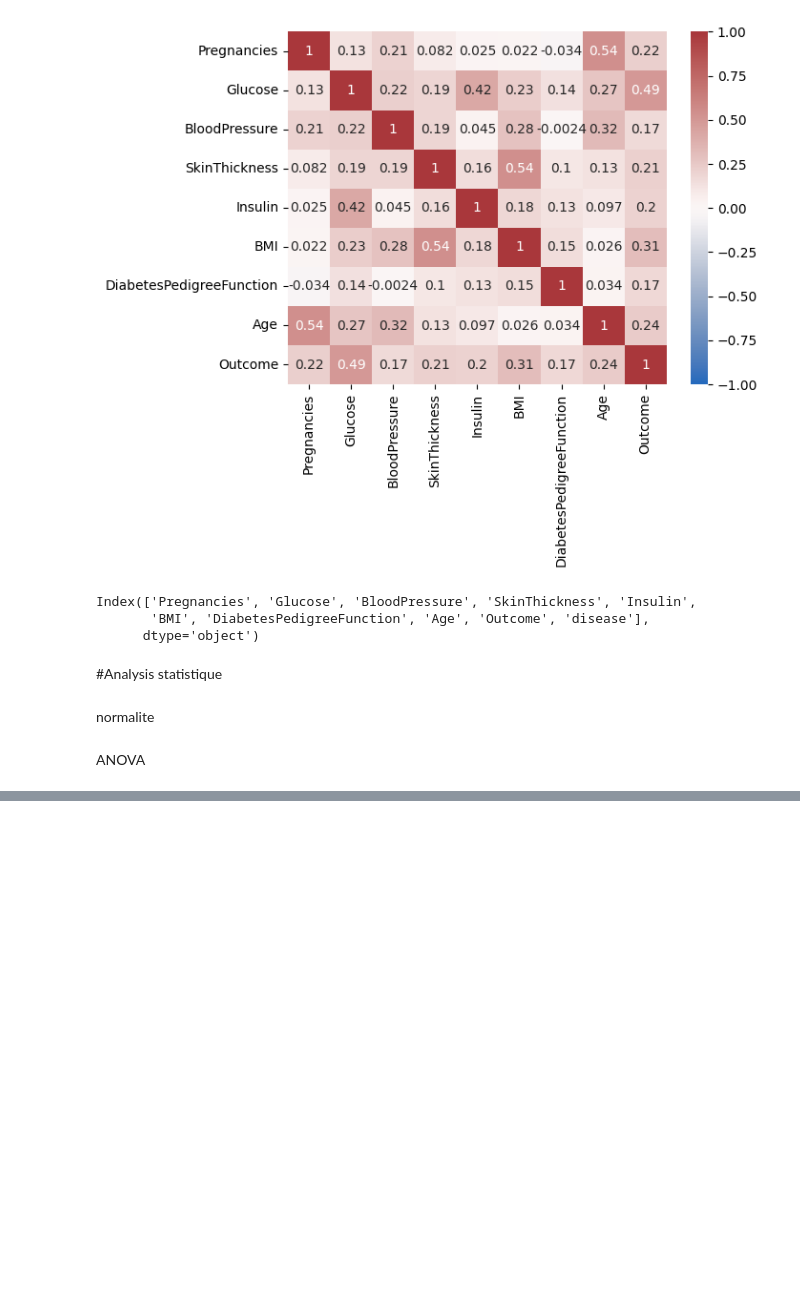
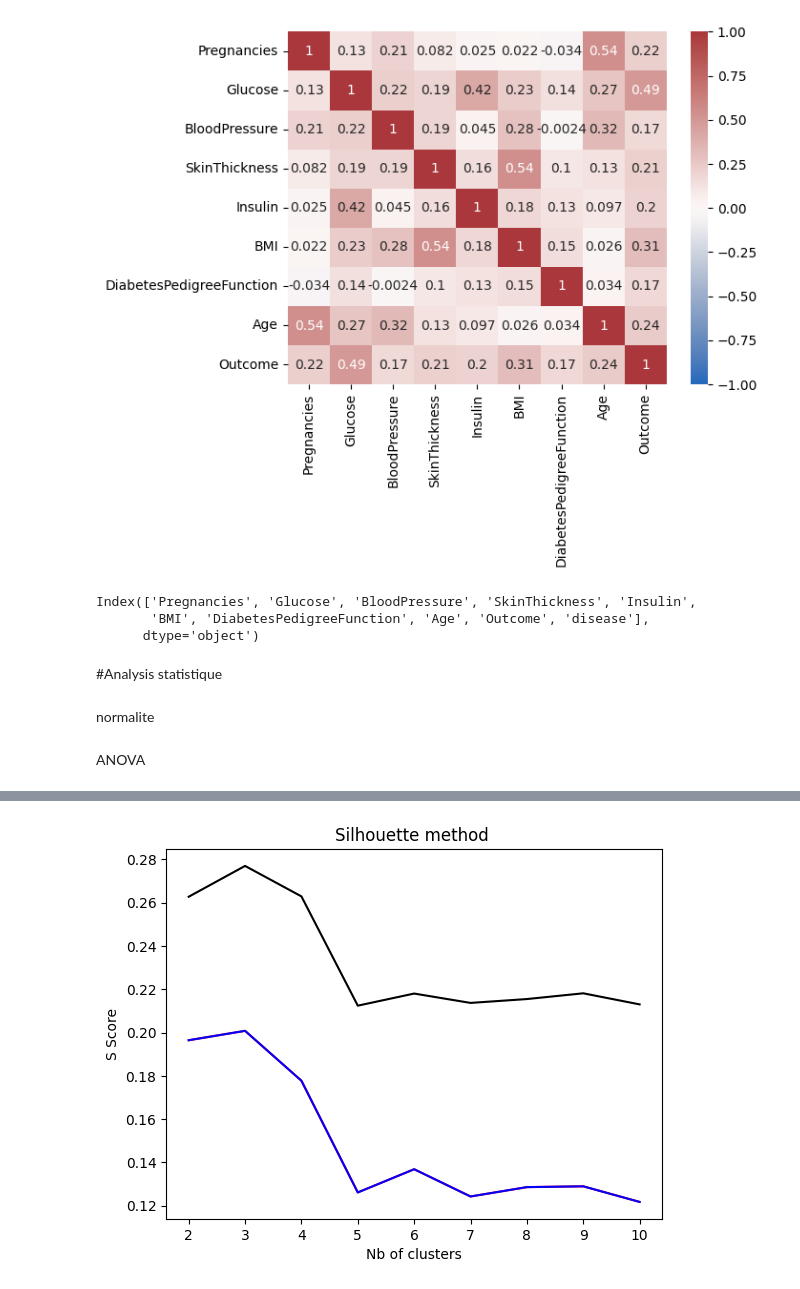
Before and after one commit to GITGENome/diabet, a Jupyter notebook: diabete_mod.ipynb, the cells around one changed output, grey strips where cells are left out. Drawn from its saved outputs; the diff is of its cells as text; code cells hidden in the pictures; blank space fills up the shorter version.

```diff
--- a/diabete_mod.ipynb
+++ b/diabete_mod.ipynb
@@ -317,0 +348,35 @@ diabet_stat.to_csv('diabet_statistique')
+# %%
+from sklearn.cluster import KMeans
+from sklearn.metrics import silhouette_score
+
+score_list = list()
+for i in range(2,11):
+    modelKM = KMeans(n_clusters=i, random_state=42)
+    modelKM.fit(X_pca)
+    score_list.append(silhouette_score(X_pca, modelKM.labels_))
+# %%
+score_list_scaled = list()
+for i in range(2,11):
+    modelKM = KMeans(n_clusters=i, random_state=42)
+    modelKM.fit(X_pca)
+    score_list_scaled.append(silhouette_score(X_scaled, modelKM.labels_))
+# %%
+score_list_simple = list()
+for i in range(2,11):
+    modelKM = KMeans(n_clusters=i, random_state=42)
+    modelKM.fit(X_pca)
+    score_list_simple.append(silhouette_score(X_scaled, modelKM.labels_))
+# %%
+import numpy as np
+
+sns.lineplot(x = np.arange(2, 11), y = score_list, color = 'black')
+sns.lineplot(x = np.arange(2, 11), y = score_list_scaled, color = 'red')
+sns.lineplot(x = np.arange(2, 11), y = score_list_simple, color = 'blue')
+
+
+plt.xlabel('Nb of clusters')
+plt.ylabel('S Score')
+plt.title('Silhouette method ')
+plt.show()
+# %% [output]
+[figure, added]
```
Also changed, not shown: parts of 3 cells of this notebook.
